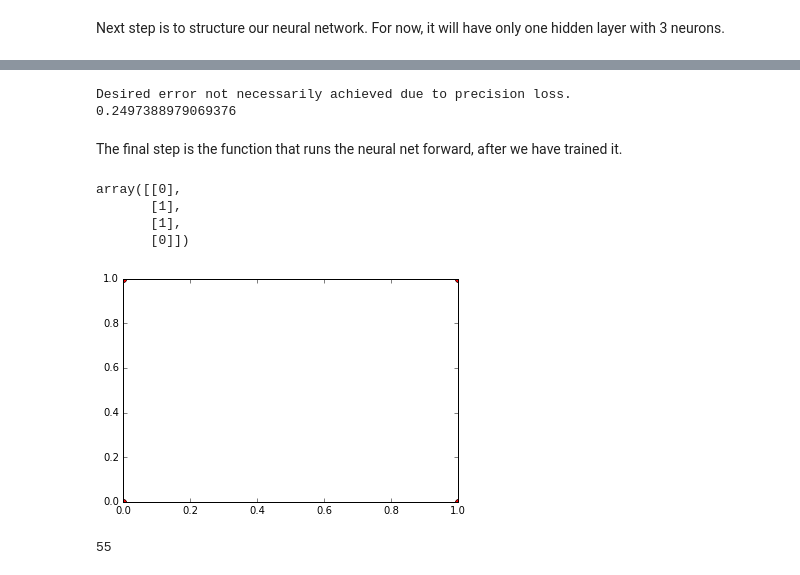
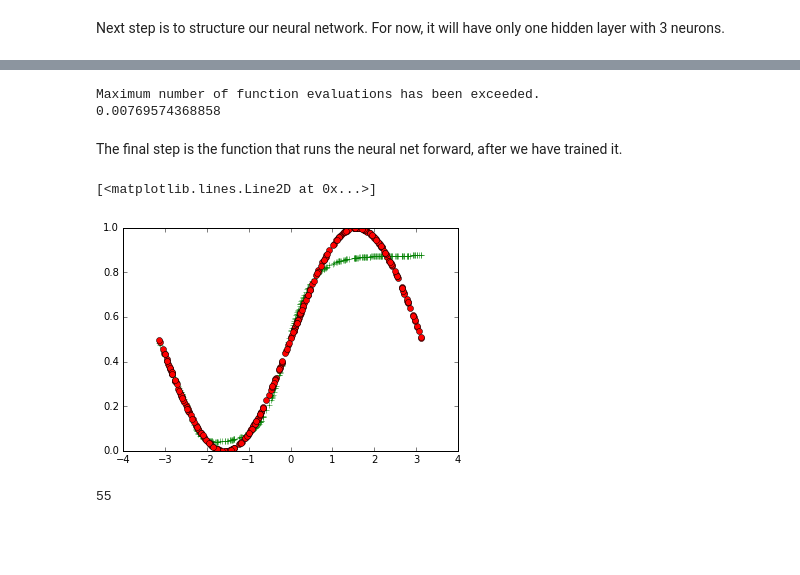
Before and after one commit to ebonet-zz/data-notebooks, a Jupyter notebook: neuralnets/NeuralNet.ipynb, the cells around one changed output, grey strips where cells are left out. Saved outputs shown, nothing was run; the diff lists cells and outputs as text; code cells hidden in the pictures; blank space fills up the shorter version.

Commit message:
Working with 1 hidden layer.
Completion the siwtch to the Coursera format, implemented the gradient checking. Somewhat models de Sin function.

```diff
--- a/neuralnets/NeuralNet.ipynb
+++ b/neuralnets/NeuralNet.ipynb
@@ -44,7 +44,9 @@ Next step is to structure our neural network. For now, it will have only one hid
 # Sigmoid is used for categorical
 
 sigmoid = lambda k: 1/(1+np.exp(-k))
-der_sigmoid = lambda k: k*(1-k)
+def der_sigmoid(k):
+    a= sigmoid(k)
+    return a*(1-a)
 
 tanh = lambda k: np.tanh(k)
 der_tanh = lambda k: (1 - np.tanh(k) ** 2)
@@ -60,25 +62,25 @@ def nn_cost_function(thetas, X, y, hidden_layer_size, act=sigmoid, der_act=der_s
     n_output = y.shape[1]
 
     theta1 = thetas[0:(hidden_layer_size*(n_features+1))].reshape((hidden_layer_size,(n_features+1)))
-    theta2 = thetas[(hidden_layer_size*(n_features+1)):].reshape((n_output,(hidden_layer_size+1)))
 
-    a1 = np.c_[ones((n_examples,1)),X] ;
+    theta2 = thetas[(hidden_layer_size*(n_features+1)):].reshape((n_output,(hidden_layer_size+1) ))
+
+    a1 = np.c_[np.ones((n_examples,1)),X] ;
     z2 = a1 @ theta1.T;
-    a2 = np.c_[ones((n_examples,1)),act(z2)];
+    a2 = np.c_[np.ones((n_examples,1)),act(z2)];
     a3 = act(a2 @ theta2.T);
 
     # Deltas
 
     delta3 = a3 - y
-    delta2 = (delta3 @ theta2) * der_act(z2);
+    delta2 = (delta3 @ theta2) * np.c_[np.zeros((delta3.shape[0],1)), der_act(z2)];
 
     J = np.mean((y-a3)**2)
 
     theta2_grad = (delta3.T @ a2) / n_examples
-    theta1_grad = (delta2.T @ a1) / n_examples
+    theta1_grad = (delta2[:,1:].T @ a1) / n_examples
 
-    grad = np.r_[theta1_grad.ravel(), theta2_grad.ravel()]
-
+    grad = np.append(theta1_grad.ravel(order='F'), theta2_grad.ravel(order='F'))
 
     return J, grad
 
@@ -89,10 +91,12 @@ def run_forward(X,thetas, hidden_layer_size, output_size, act=sigmoid):
     n_examples = X.shape[0]
     n_features = X.shape[1]
 
-    theta1 = thetas[0:(hidden_layer_size*n_features)].reshape((hidden_layer_size,n_features))
-    theta2 = thetas[(hidden_layer_size*n_features):].reshape((n_output,hidden_layer_size))
+    theta1 = thetas[0:(hidden_layer_size*(n_features+1))].reshape((hidden_layer_size,(n_features+1)))
 
-    a1 = X;
+    theta2 = thetas[(hidden_layer_size*(n_features+1)):].reshape((output_size,(hidden_layer_size+1) ))
+
+    a1 = np.c_[np.ones((n_examples,1)),X] ;
     z2 = a1 @ theta1.T;
-    a2 = act(z2);
-    return act(a2 @ theta2.T);
+    a2 = np.c_[np.ones((n_examples,1)),act(z2)];
+    a3 = act(a2 @ theta2.T);
+    return a3;
@@ -136,38 +155,35 @@ yxor = np.array([[0],
               [1],
               [0]])
 
-X = Xxor
-y=yxor
+X = Xsin
+y=ysin
 n_hidden = 3
 n_input = X.shape[1]
 n_output = y.shape[1]
 
-init_thetas = np.random.random((n_input * n_hidden + n_hidden * n_output,1))
+init_thetas = np.random.random(((n_input+1) * n_hidden + (n_hidden+1) * n_output,1))
 
 nn = build_nn(X, y, n_hidden)
 
-res = op.minimize(nn, init_thetas, jac=True, tol=0.001, method = 'BFGS')
+res = op.minimize(nn, init_thetas, jac=True, tol=0.00001, method = 'Nelder-Mead')
 
 print(res.message)
 print(res.fun)
 # run_forward(X, res.x, 3, 1)
 # %% [output]
-Desired error not necessarily achieved due to precision loss.
-0.2497388979069376
+Maximum number of function evaluations has been exceeded.
+0.00769574368858
 # %% [markdown]
 The final step is the function that runs the neural net forward, after we have trained it.
 # %%
 yEst = run_forward(X, res.x, 3, 1);
 
 plt.figure();
-# plt.plot(X, yEst, 'g+')
+plt.plot(X, yEst, 'g+')
 plt.plot(X, y, 'ro')
 # %% [output]
-array([[0],
-       [1],
-       [1],
-       [0]])
+[<matplotlib.lines.Line2D at 0x...>]
-[figure, old version]
+[figure, new version]
 # %%
 np.arange(6) @ np.arange(6)
 # %% [output]
```
Also changed, not shown: parts of 2 cells of this notebook.
